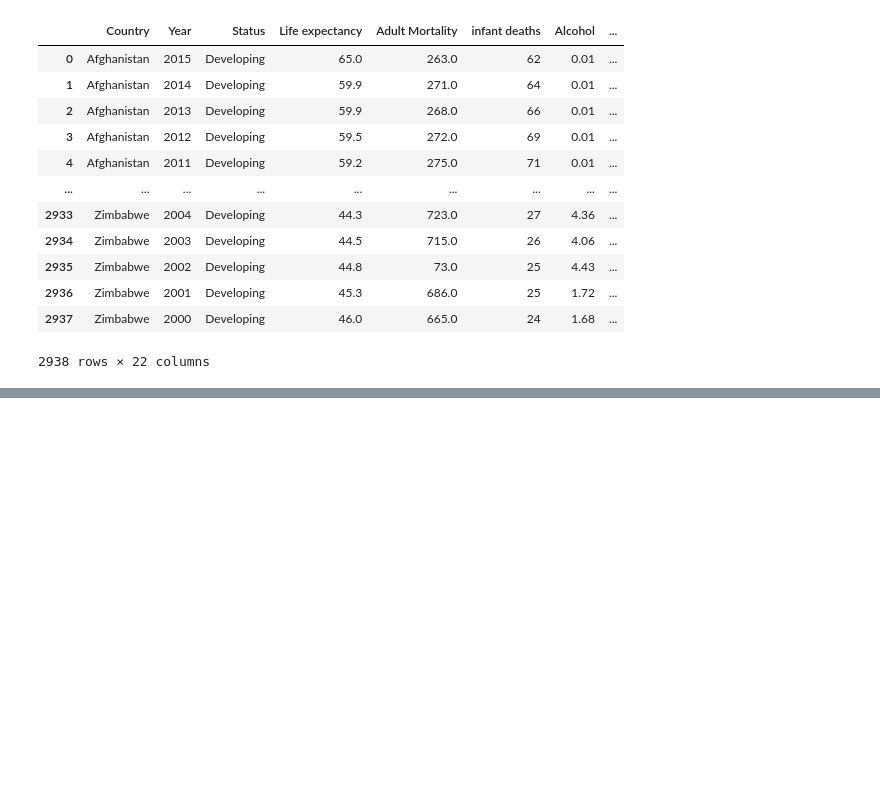
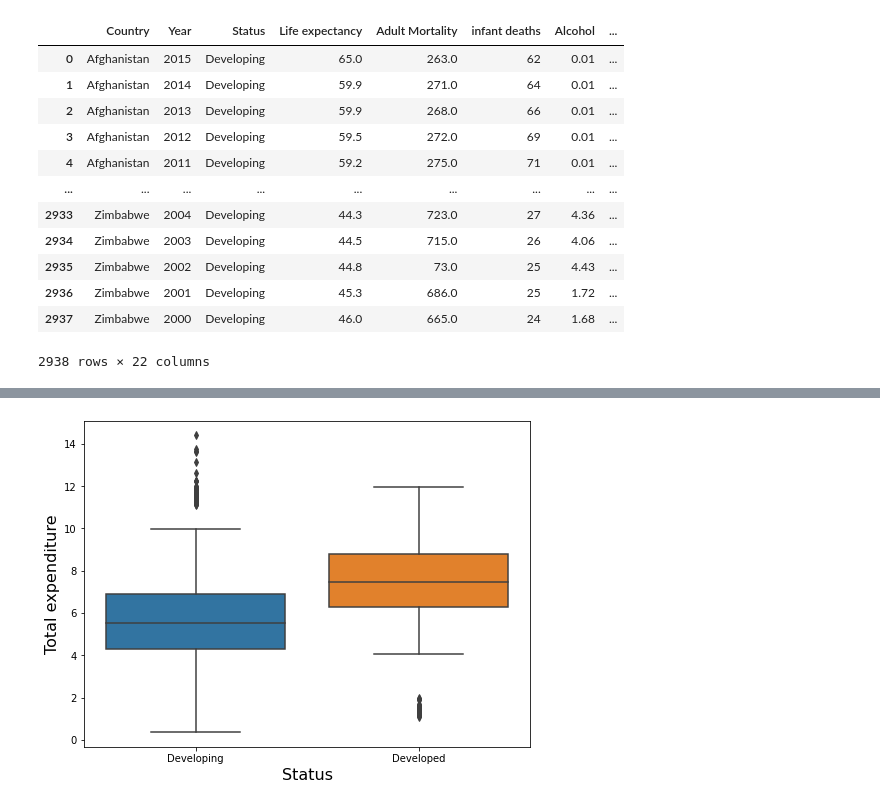
Before and after one commit to axperez/TensorFlow2.0, a Jupyter notebook: SequentialModel.ipynb, the cells around one changed output, grey strips where cells are left out. Cells and saved outputs as stored; diff of their text form; code cells hidden in the pictures; blank space fills up the shorter version.

```diff
--- a/SequentialModel.ipynb
+++ b/SequentialModel.ipynb
@@ -43,0 +141,11 @@ data.sample(5)
+# %%
+plt.figure(figsize=(8, 6))
+
+sns.boxplot('Status', 'Total expenditure', data=data)
+
+plt.xlabel('Status', fontsize=16)
+plt.ylabel('Total expenditure', fontsize=16)
+
+plt.show()
+# %% [output]
+[figure, added]
```
Also changed, not shown: parts of 26 cells of this notebook.
